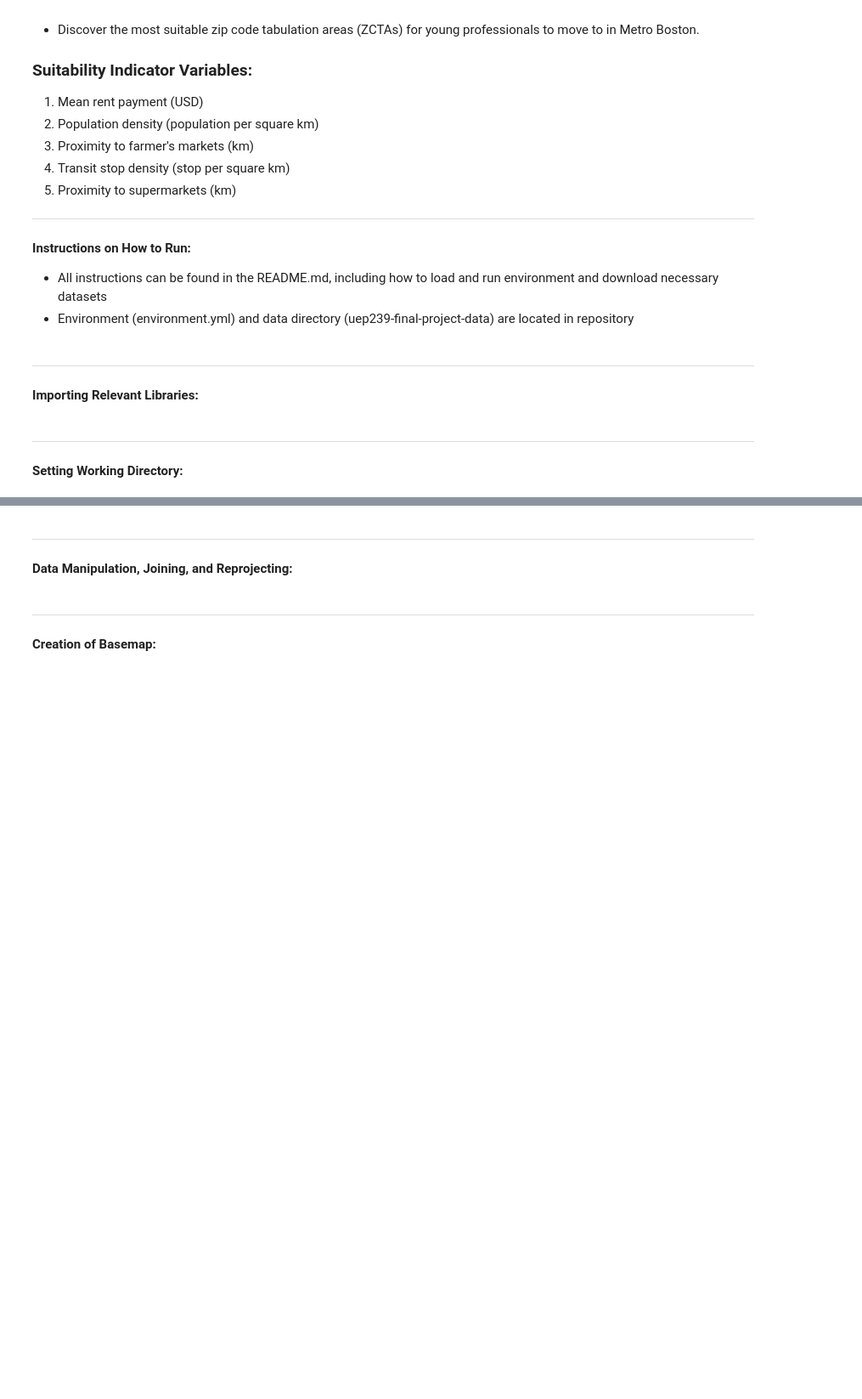
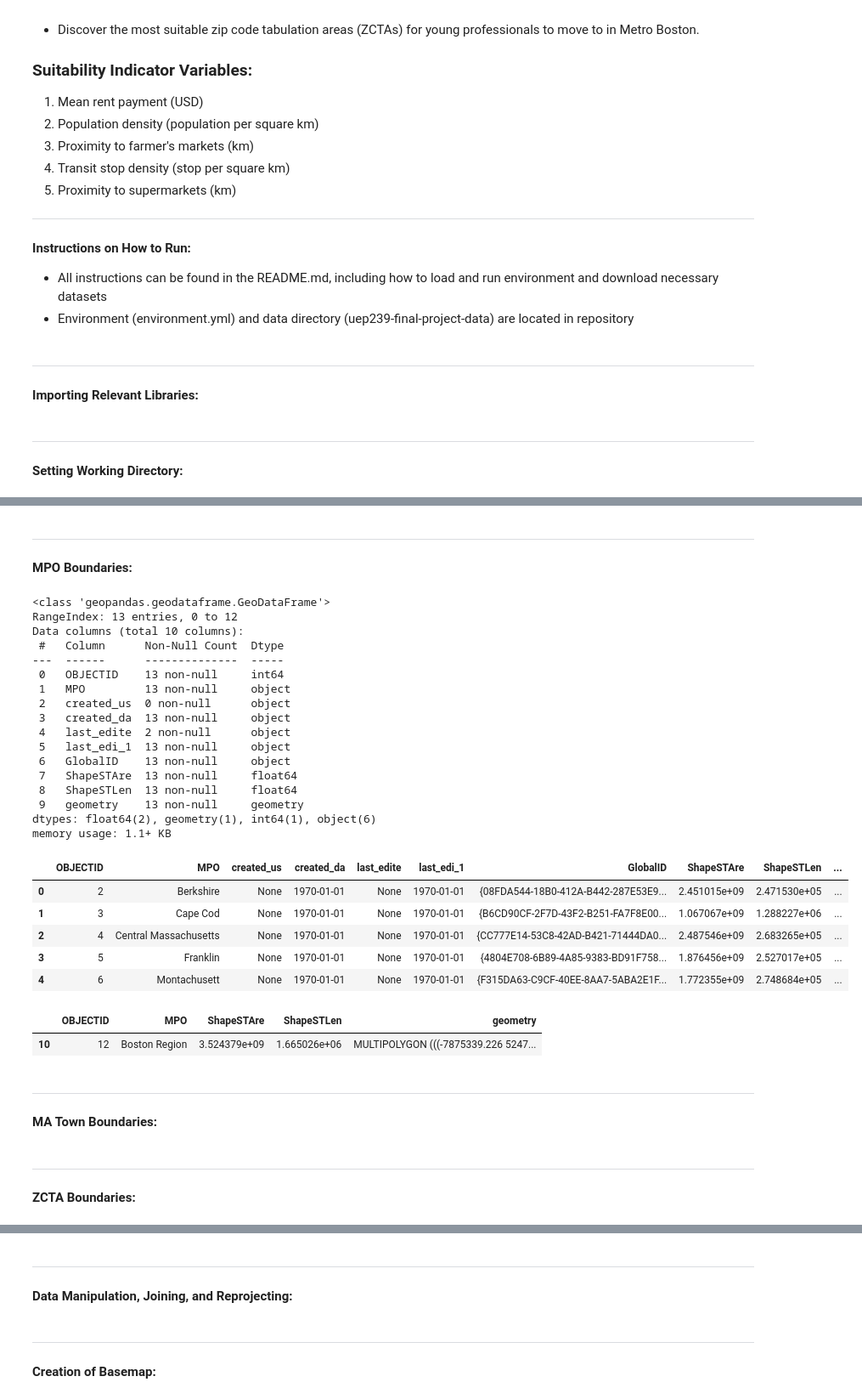
Before and after one commit to jess-wilson2020/uep239-final-project, a Jupyter notebook: uep239-final-project.ipynb, the cells around one changed output, grey strips where cells are left out. Shown: that part at 85% size. Cells and saved outputs as stored; diff of their text form; code cells hidden in the pictures; blank space fills up the shorter version.

Commit message:
Began data cleaning

```diff
--- a/uep239-final-project.ipynb
+++ b/uep239-final-project.ipynb
@@ -91,5 +171,50 @@ grocery =
+# %% [markdown]
+---
+
+**MPO Boundaries:**
 # %%
+# Read in MPO boundary data:
+mpo_raw = gpd.read_file(r"vector/MPO_Boundaries/mpo_boundaries.shp")
+
+# Observe data:
 mpo_raw.info()
 mpo_raw.head()
-mpo =
+# %% [output]
+<class 'geopandas.geodataframe.GeoDataFrame'>
+RangeIndex: 13 entries, 0 to 12
+Data columns (total 10 columns):
+ #   Column      Non-Null Count  Dtype
+---  ------      --------------  -----
+ 0   OBJECTID    13 non-null     int64
+ 1   MPO         13 non-null     object
+ 2   created_us  0 non-null      object
+ 3   created_da  13 non-null     object
+ 4   last_edite  2 non-null      object
+ 5   last_edi_1  13 non-null     object
+ 6   GlobalID    13 non-null     object
+ 7   ShapeSTAre  13 non-null     float64
+ 8   ShapeSTLen  13 non-null     float64
+ 9   geometry    13 non-null     geometry
+dtypes: float64(2), geometry(1), int64(1), object(6)
+memory usage: 1.1+ KB
+|  | OBJECTID | MPO | created_us | created_da | last_edite | last_edi_1 | GlobalID | ShapeSTAre | ShapeSTLen | ... |
+| 0 | 2 | Berkshire | None | 1970-01-01 | None | 1970-01-01 | {08FDA544-18B0-412A-B442-287E53E9... | 2.451015e+09 | 2.471530e+05 | ... |
+| 1 | 3 | Cape Cod | None | 1970-01-01 | None | 1970-01-01 | {B6CD90CF-2F7D-43F2-B251-FA7F8E00... | 1.067067e+09 | 1.288227e+06 | ... |
+| 2 | 4 | Central Massachusetts | None | 1970-01-01 | None | 1970-01-01 | {CC777E14-53C8-42AD-B421-71444DA0... | 2.487546e+09 | 2.683265e+05 | ... |
+| 3 | 5 | Franklin | None | 1970-01-01 | None | 1970-01-01 | {4804E708-6B89-4A85-9383-BD91F758... | 1.876456e+09 | 2.527017e+05 | ... |
+| 4 | 6 | Montachusett | None | 1970-01-01 | None | 1970-01-01 | {F315DA63-C9CF-40EE-8AA7-5ABA2E1F... | 1.772355e+09 | 2.748684e+05 | ... |
+# %%
+# Filter MPO to Boston Region MPO:
+mpo_raw = mpo_raw[mpo_raw.MPO == "Boston Region"]
+
+# Subset data into only the necessary columns for analysis:
+mpo = mpo_raw[["OBJECTID", "MPO", "ShapeSTAre", "ShapeSTLen", "geometry"]]
+mpo.head()
+# %% [output]
+|  | OBJECTID | MPO | ShapeSTAre | ShapeSTLen | geometry |
+| 10 | 12 | Boston Region | 3.524379e+09 | 1.665026e+06 | MULTIPOLYGON (((-7875339.226 5247... |
+# %% [markdown]
+---
+
+**MA Town Boundaries:**
 # %%
@@ -96,4 +225,8 @@ mpo =
 town_raw.info()
 town_raw.head()
 town =
+# %% [markdown]
+---
+
+**ZCTA Boundaries:**
 # %%
```
Also changed, not shown: parts of 24 cells of this notebook.
